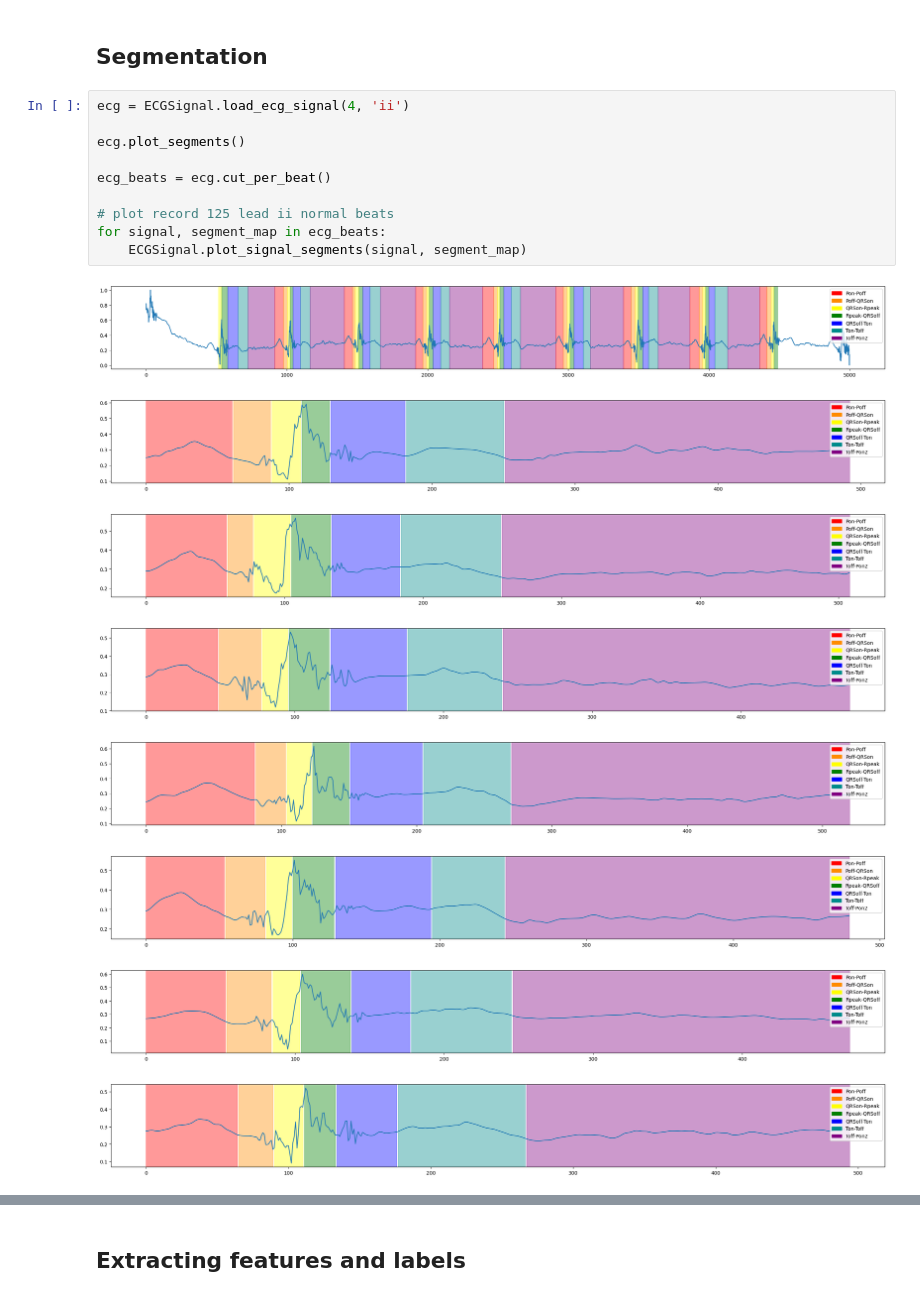
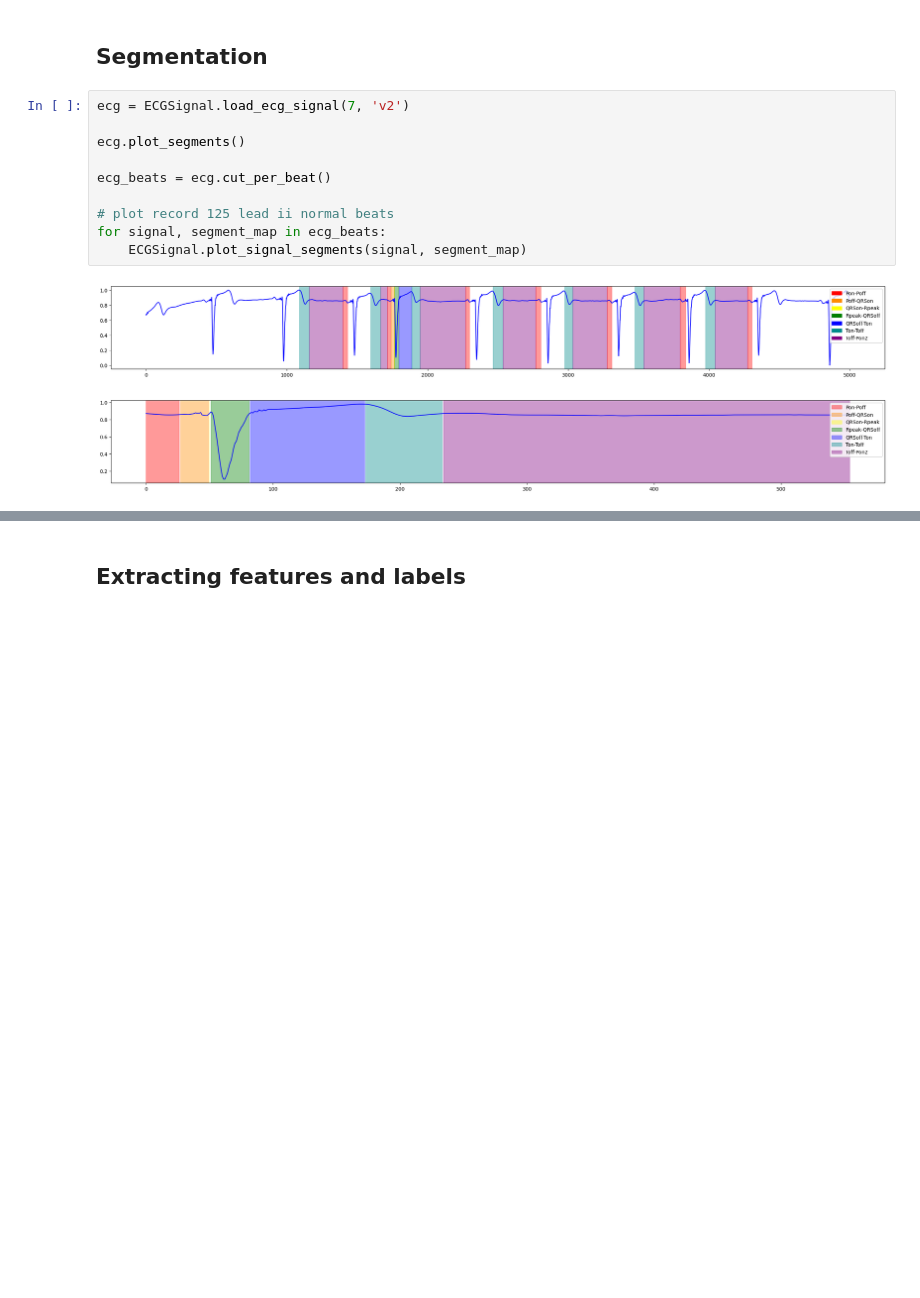
Before and after one commit to rendyisd/ecg-delineation, a Jupyter notebook: main/data_preprocessing.ipynb, the cells around one changed output, grey strips where cells are left out. Saved outputs shown, nothing was run; the diff lists cells and outputs as text; blank space fills up the shorter version.

```diff
--- a/main/data_preprocessing.ipynb
+++ b/main/data_preprocessing.ipynb
@@ -152,24 +153,18 @@ plt.show()
 # %% [markdown]
 ## Segmentation
 # %%
-ecg = ECGSignal.load_ecg_signal(4, 'ii')
+ecg = ECGSignal.load_ecg_signal(7, 'v2')
 
 ecg.plot_segments()
 
 ecg_beats = ecg.cut_per_beat()
 
 # plot record 125 lead ii normal beats
 for signal, segment_map in ecg_beats:
     ECGSignal.plot_signal_segments(signal, segment_map)
 # %% [output]
-[figure, old version]
+[figure, new version]
-[figure, old version]
+[figure, new version]
-[figure, removed]
-[figure, removed]
-[figure, removed]
-[figure, removed]
-[figure, removed]
-[figure, removed]
 # %%
 ecg.samples
 # %% [output]
```
Also changed, not shown: parts of 6 cells of this notebook, 7 other files.
